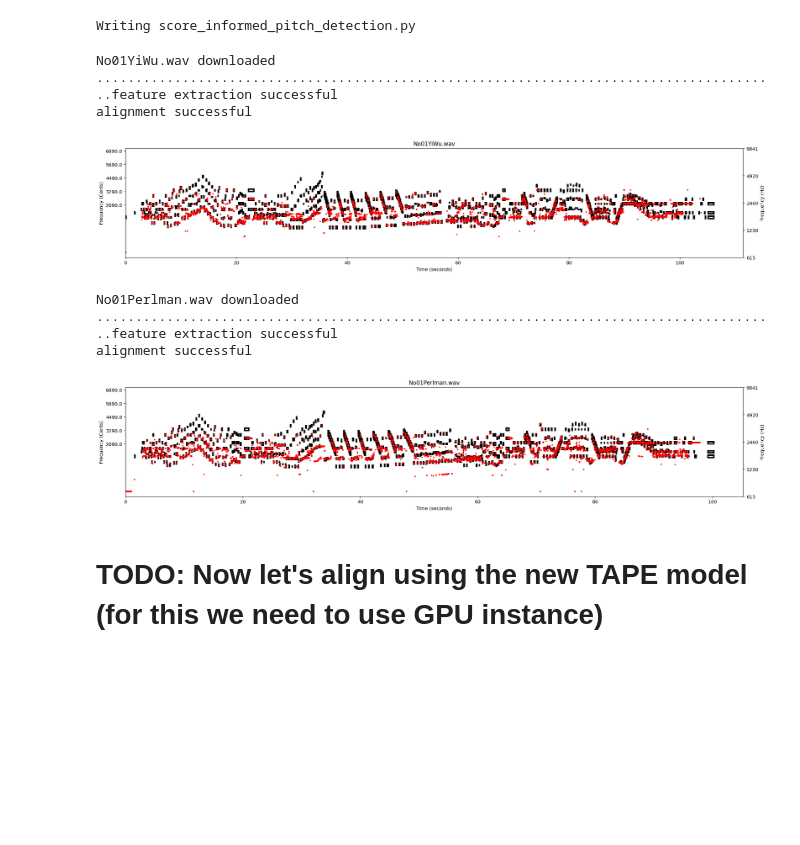
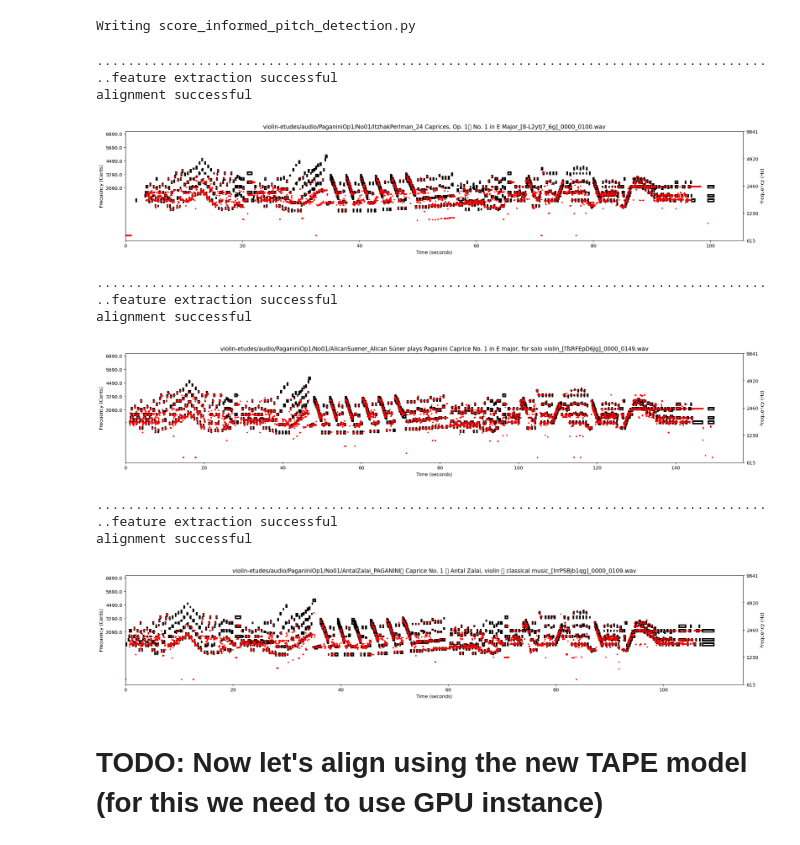
Before and after one commit to nctamer/PaganiniOp1, a Jupyter notebook: alignment.ipynb, the cells around one changed output. Saved outputs shown, nothing was run; the diff lists cells and outputs as text; code cells hidden in the pictures; blank space fills up the shorter version.

```diff
--- a/alignment.ipynb
+++ b/alignment.ipynb
@@ -475,7 +503,7 @@ def align_csv(midi_csv_path, audio_path, offset=0, duration=None, debug=False):
         R = 10 # resolution of F0-estimations in cents
         # set parameters
         threshold = 0.2 # confidence threshold between 0 and 1
-        x, _ = librosa.load(audio_name, sr=Fs)
+        x, _ = librosa.load(audio_path, sr=Fs)
 
         # run the SWIPE algorithm
         f0_swipe, t_swipe, conf_swipe = libf0.swipe(x, Fs, H, F_min, F_max, strength_threshold=threshold)
@@ -498,29 +526,24 @@ def align_csv(midi_csv_path, audio_path, offset=0, duration=None, debug=False):
 # %%
 no = 'No01'
 
 midi_path = os.path.join('violin-etudes', 'midi', "PaganiniOp1",
                           no+'.csv')
 
+recordings = glob.glob(os.path.join('violin-etudes', 'audio', "PaganiniOp1",
+                                    no, '*'))
 
-recordings = {'YiWu': "YAC6rvP61ms",
-              'Perlman': 'CuIvx3SNyvY'}
-
-for name, key in recordings.items():
-
-    audio_name = no+name
-    !yt-dlp https://www.youtube.com/watch?v={key} -x --audio-format wav --audio-quality 0   -o "{audio_name}.%(ext)s"  &> /dev/null
-    audio_name = audio_name + '.wav'
-    print(audio_name, 'downloaded')
-    align_csv(midi_path, audio_name, debug=True, offset=0, duration=None)
+for audio_path in recordings:
+    align_csv(midi_path, audio_path, debug=True, offset=0, duration=None)
 # %% [output]
-No01YiWu.wav downloaded
 ........................................................................................feature extraction successful
 alignment successful
-[figure, old version]
+[figure, new version]
-No01Perlman.wav downloaded
 ........................................................................................feature extraction successful
 alignment successful
-[figure, old version]
+[figure, new version]
+........................................................................................feature extraction successful
+alignment successful
+[figure, added]
 # %% [markdown]
 # TODO: Now let's align using the new TAPE model (for this we need to use GPU instance)
 # %%
```
Also changed, not shown: parts of 3 cells of this notebook.
